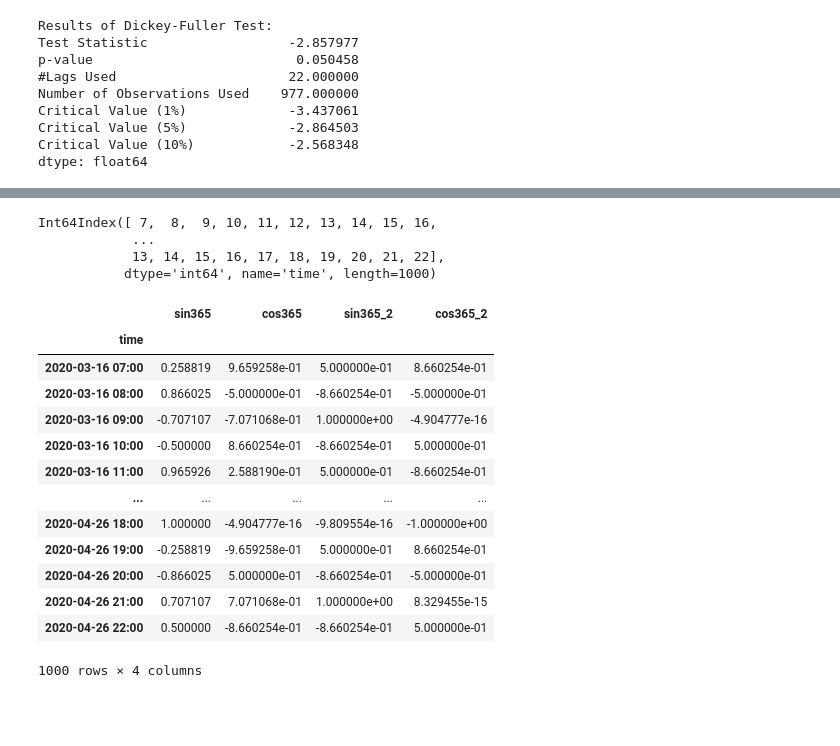
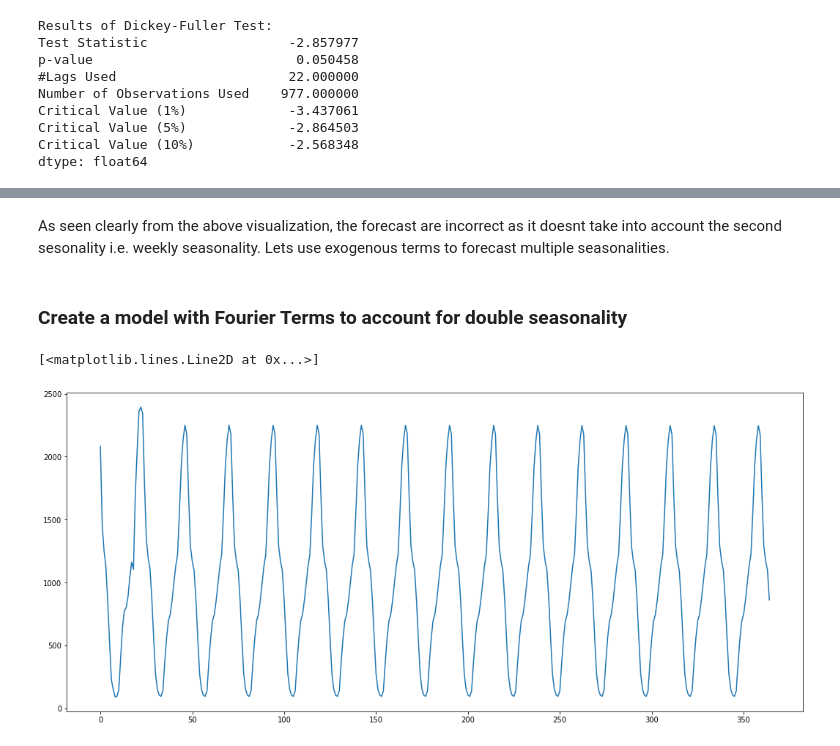
Before and after one commit to satishukadam/notebooks, a Jupyter notebook: SmartCity/MultipleSeasonalTimeSeriesAnalysis.ipynb, the cells around one changed output, grey strips where cells are left out. Saved outputs shown, nothing was run; the diff lists cells and outputs as text; code cells hidden in the pictures; blank space fills up the shorter version.

```diff
--- a/SmartCity/MultipleSeasonalTimeSeriesAnalysis.ipynb
+++ b/SmartCity/MultipleSeasonalTimeSeriesAnalysis.ipynb
@@ -187,39 +160,29 @@ exog = exog.set_index(pd.PeriodIndex(exog['time'], freq='H'))
-# %%
-exog.index.hour
-# %% [output]
-Int64Index([ 7,  8,  9, 10, 11, 12, 13, 14, 15, 16,
-            ...
-            13, 14, 15, 16, 17, 18, 19, 20, 21, 22],
-           dtype='int64', name='time', length=1000)
+# %% [markdown]
+As seen clearly from the above visualization, the forecast are incorrect as it doesnt take into account the second sesonality i.e. weekly seasonality.
+Lets use exogenous terms to forecast multiple seasonalities.
+# %% [markdown]
+### Create a model with Fourier Terms to account for double seasonality
 # %%
-exog['sin365'] = np.sin(2 * np.pi * exog.index.hour/24*7)
-exog['cos365'] = np.cos(2 * np.pi * exog.index.hour/24*7)
-exog['sin365_2'] = np.sin(4 * np.pi * exog.index.hour/24*7)
-exog['cos365_2'] = np.cos(4 * np.pi * exog.index.hour/24*7)
-#exog = exog.drop(columns=['time'])
-exog_to_train = exog.iloc[:(len(y)-336)]
-exog_to_test = exog.iloc[(len(y)-336):]
+# prepare Fourier terms
+exog = pd.DataFrame({'time': data.index})
+exog = exog.set_index(pd.PeriodIndex(exog['time'], freq='H'))
+exog['sin365'] = np.sin(2 * np.pi * exog.index.hour / 168)
+exog['cos365'] = np.cos(2 * np.pi * exog.index.hour / 168)
+exog['sin365_2'] = np.sin(4 * np.pi * exog.index.hour / 168)
+exog['cos365_2'] = np.cos(4 * np.pi * exog.index.hour / 168)
+exog = exog.drop(columns=['time'])
+exog_to_train = exog.iloc[:(len(y)-365)]
+exog_to_test = exog.iloc[(len(y)-365):]
-# %%
-exog
-# %% [output]
-|  | sin365 | cos365 | sin365_2 | cos365_2 |
-| time |  |  |  |  |
-| 2020-03-16 07:00 | 0.258819 | 9.659258e-01 | 5.000000e-01 | 8.660254e-01 |
-| 2020-03-16 08:00 | 0.866025 | -5.000000e-01 | -8.660254e-01 | -5.000000e-01 |
-| 2020-03-16 09:00 | -0.707107 | -7.071068e-01 | 1.000000e+00 | -4.904777e-16 |
-| 2020-03-16 10:00 | -0.500000 | 8.660254e-01 | -8.660254e-01 | 5.000000e-01 |
-| 2020-03-16 11:00 | 0.965926 | 2.588190e-01 | 5.000000e-01 | -8.660254e-01 |
-| ... | ... | ... | ... | ... |
-| 2020-04-26 18:00 | 1.000000 | -4.904777e-16 | -9.809554e-16 | -1.000000e+00 |
-| 2020-04-26 19:00 | -0.258819 | -9.659258e-01 | 5.000000e-01 | 8.660254e-01 |
-| 2020-04-26 20:00 | -0.866025 | 5.000000e-01 | -8.660254e-01 | -5.000000e-01 |
-| 2020-04-26 21:00 | 0.707107 | 7.071068e-01 | 1.000000e+00 | 8.329455e-15 |
-| 2020-04-26 22:00 | 0.500000 | -8.660254e-01 | -8.660254e-01 | 5.000000e-01 |
-1000 rows × 4 columns
 # %%
 # Fit model
 arima_exog_model = auto_arima(y=y_to_train, exogenous=exog_to_train, seasonal=True, m=24)
 # %%
 # Forecast
-y_arima_exog_forecast = arima_exog_model.predict(n_periods=336, exogenous=exog_to_test)
+y_arima_exog_forecast = arima_exog_model.predict(n_periods=365, exogenous=exog_to_test)
+# %%
+# Plot forecast with exogenous terms
+plt.plot(y_arima_exog_forecast)
+# %% [output]
+[<matplotlib.lines.Line2D at 0x...>]
+[figure, added]
 # %%
```
Also changed, not shown: parts of 31 cells of this notebook.
